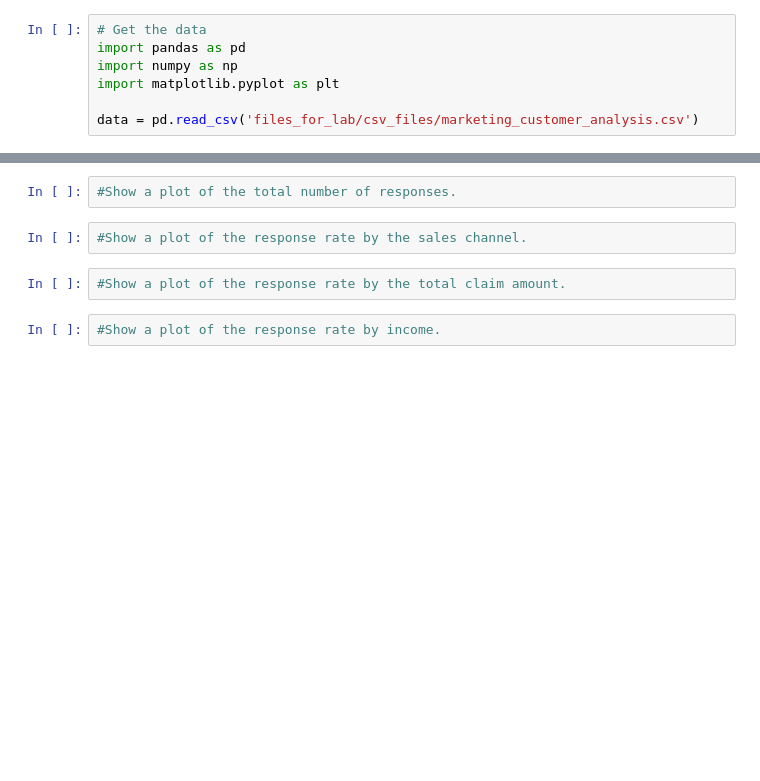
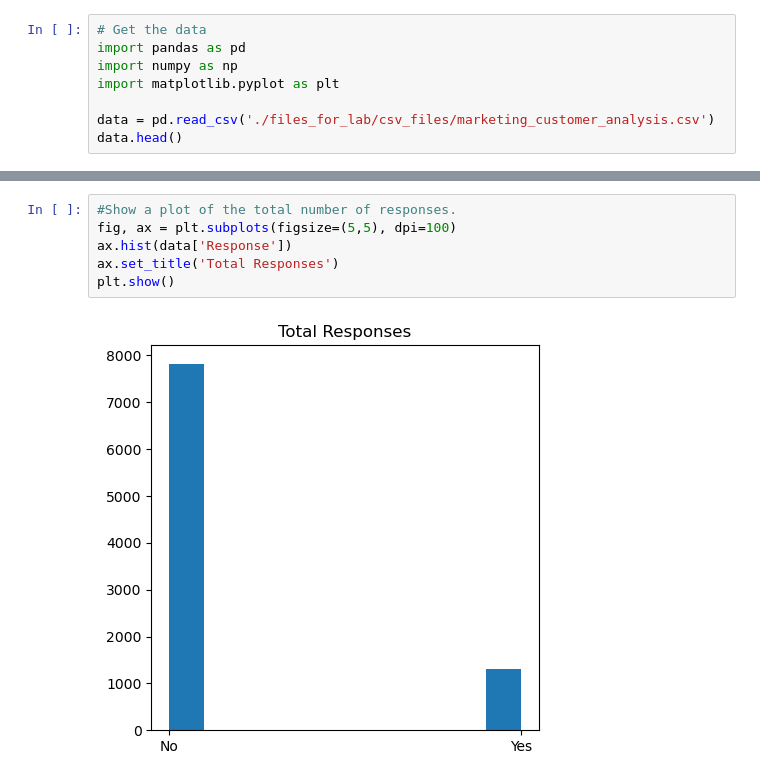
Before and after one commit to ralphmartynward/ironhack_01_lab-customer-analysis-round-3, a Jupyter notebook: solution.ipynb, the cells around one changed output, grey strips where cells are left out. Cells and saved outputs as stored; diff of their text form; blank space fills up the shorter version.

```diff
--- a/solution.ipynb
+++ b/solution.ipynb
@@ -4,5 +4,6 @@ import pandas as pd
 import numpy as np
 import matplotlib.pyplot as plt
 
-data = pd.read_csv('files_for_lab/csv_files/marketing_customer_analysis.csv')
+data = pd.read_csv('./files_for_lab/csv_files/marketing_customer_analysis.csv')
+data.head()
 # %% [output]
@@ -18,8 +54,8 @@ FileNotFoundError: [Errno 2] No such file or directory: 'files_for_lab/csv_files
 # %%
 #Show a plot of the total number of responses.
+fig, ax = plt.subplots(figsize=(5,5), dpi=100)
+ax.hist(data['Response'])
+ax.set_title('Total Responses')
+plt.show()
+# %% [output]
+[figure, added]
-# %%
-#Show a plot of the response rate by the sales channel.
-# %%
-#Show a plot of the response rate by the total claim amount.
-# %%
-#Show a plot of the response rate by income.
```
Also changed, not shown: parts of 8 cells of this notebook.
